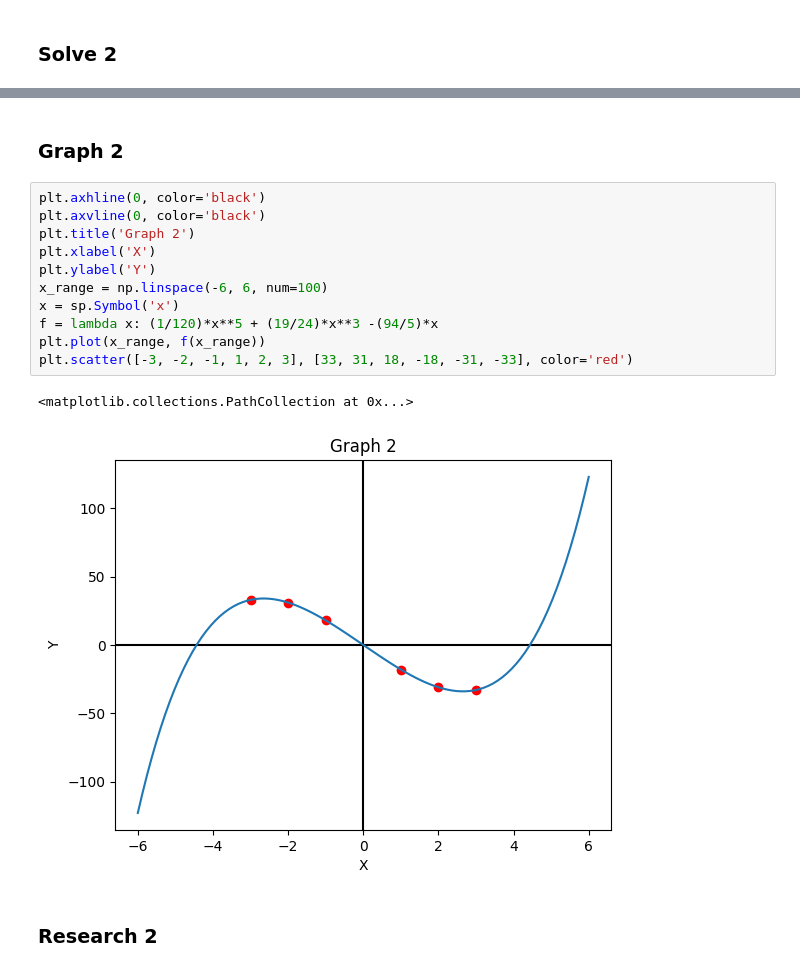
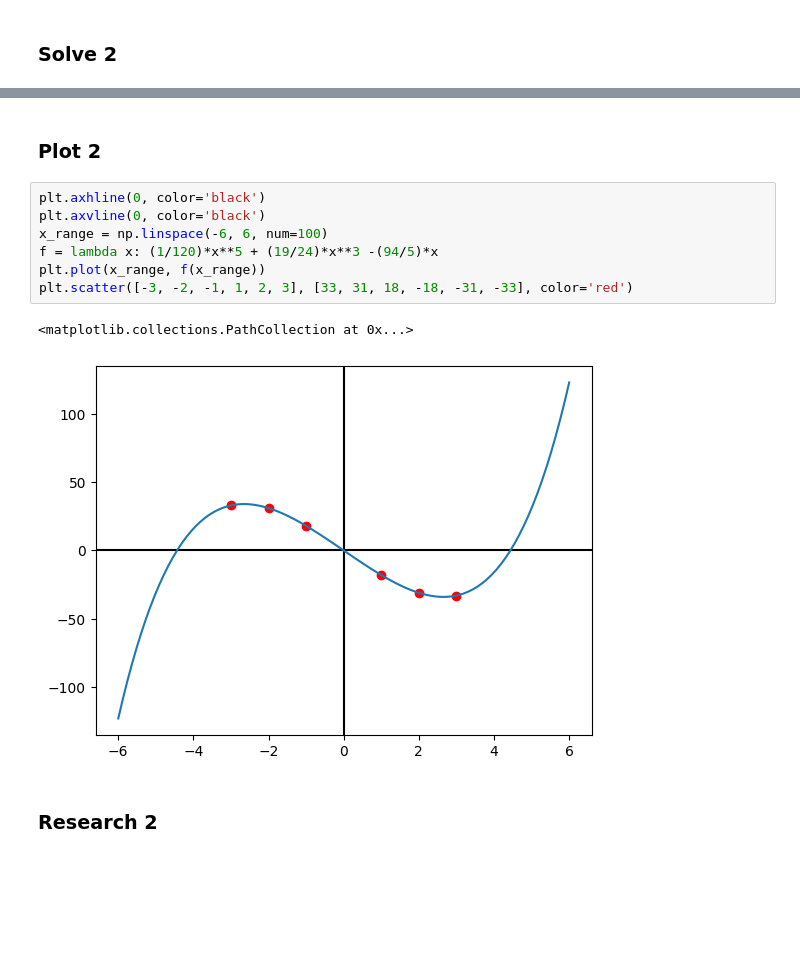
Before and after one commit to P37uh/Math-for-DS-practise, a Jupyter notebook: 4/Преобразования_функций_и_полиномы_Домашнее_задание.ipynb, the cells around one changed output, grey strips where cells are left out. Drawn from its saved outputs; the diff is of its cells as text; blank space fills up the shorter version.

```diff
--- a/4/Преобразования_функций_и_полиномы_Домашнее_задание.ipynb
+++ b/4/Преобразования_функций_и_полиномы_Домашнее_задание.ipynb
@@ -78,21 +74,17 @@ sp.nonlinsolve(_sys, sp.symbols('a:6'))
 # %% [output]
 $\displaystyle \left\{\left( 0, \  - \frac{94}{5}, \  0, \  \frac{19}{24}, \  0, \  \frac{1}{120}\right)\right\}$
 # %% [markdown]
-### Graph 2
+### Plot 2
 # %%
 plt.axhline(0, color='black')
 plt.axvline(0, color='black')
-plt.title('Graph 2')
-plt.xlabel('X')
-plt.ylabel('Y')
 x_range = np.linspace(-6, 6, num=100)
-x = sp.Symbol('x')
 f = lambda x: (1/120)*x**5 + (19/24)*x**3 -(94/5)*x
 plt.plot(x_range, f(x_range))
 plt.scatter([-3, -2, -1, 1, 2, 3], [33, 31, 18, -18, -31, -33], color='red')
 # %% [output]
 <matplotlib.collections.PathCollection at 0x...>
-[figure, old version]
+[figure, new version]
 # %% [markdown]
 ### Research 2
 # %%
```
Also changed, not shown: parts of 7 cells of this notebook, 1 other file.
